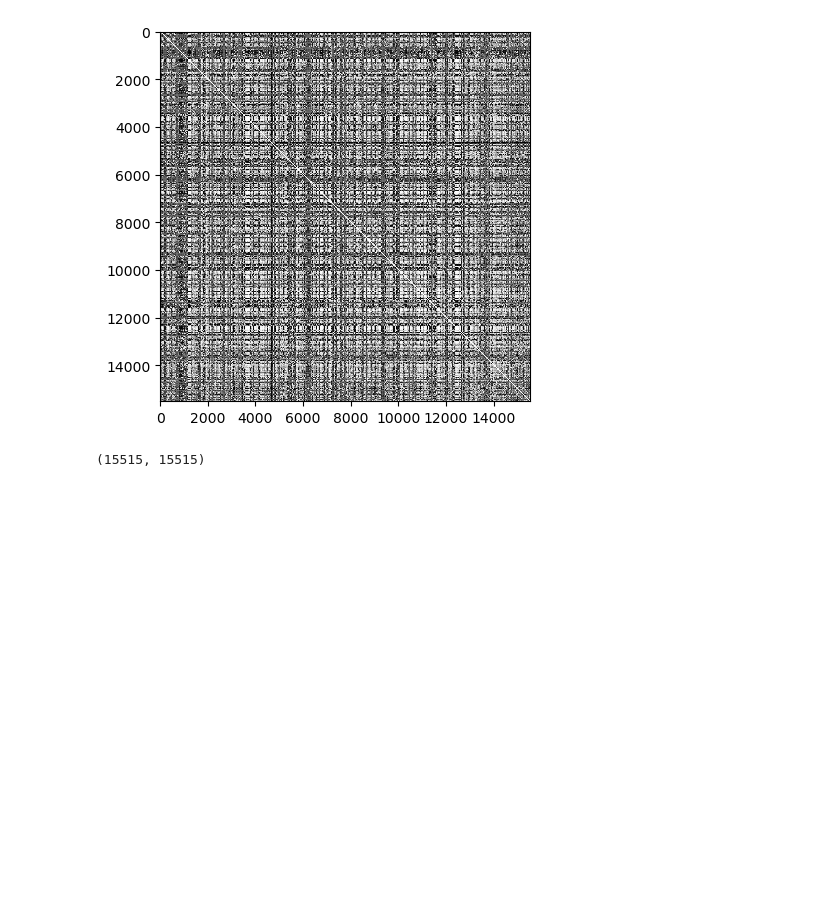
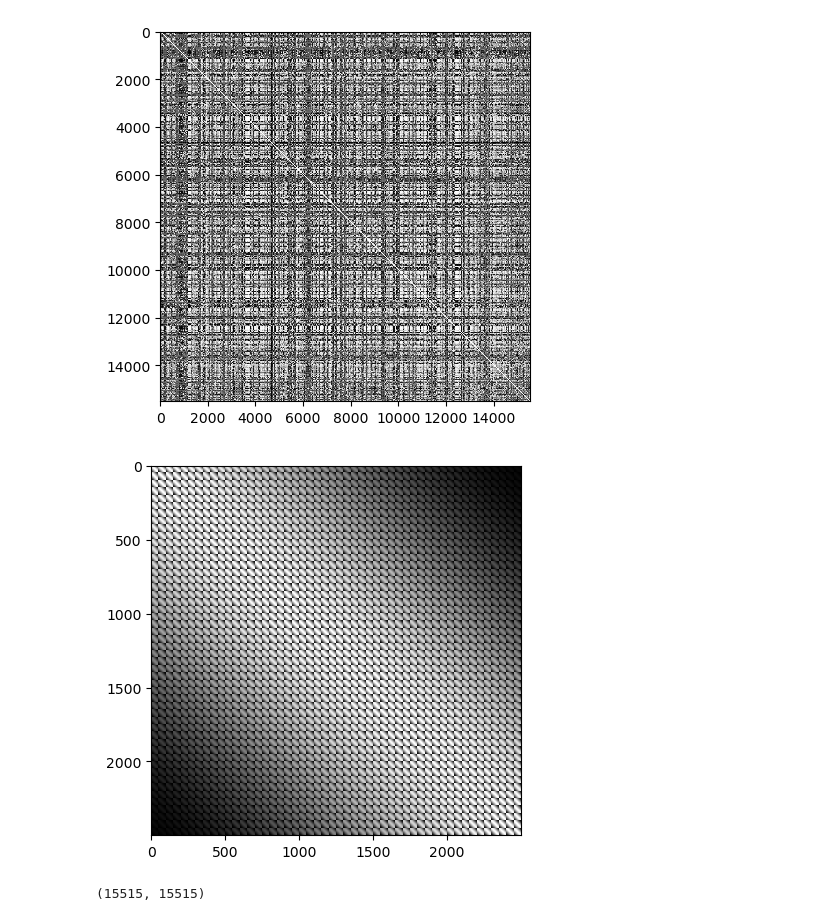
Before and after one commit to Fahim17/inferring-miRNA, a Jupyter notebook: data_to_image.ipynb, the cells around one changed output. Saved outputs shown, nothing was run; the diff lists cells and outputs as text; code cells hidden in the pictures; blank space fills up the shorter version.

```diff
--- a/data_to_image.ipynb
+++ b/data_to_image.ipynb
@@ -105,10 +105,12 @@ plt.show()
 # %% [output]
 [figure]
 # %%
-coordinate, ranking_image = gen_matx_dist_ranking(total_feature,total_feature)
+coordinate, ranking_image = gen_matx_dist_ranking(50,50)
 # plt.imshow(ranking_image, cmap='gray')
 plt.imshow(np.max(ranking_image) - ranking_image, cmap='gray', interpolation='nearest')
 plt.show()
+# %% [output]
+[figure, added]
 # %%
 ranking_feature.shape
 # %% [output]
```
Also changed, not shown: 1 other file.
